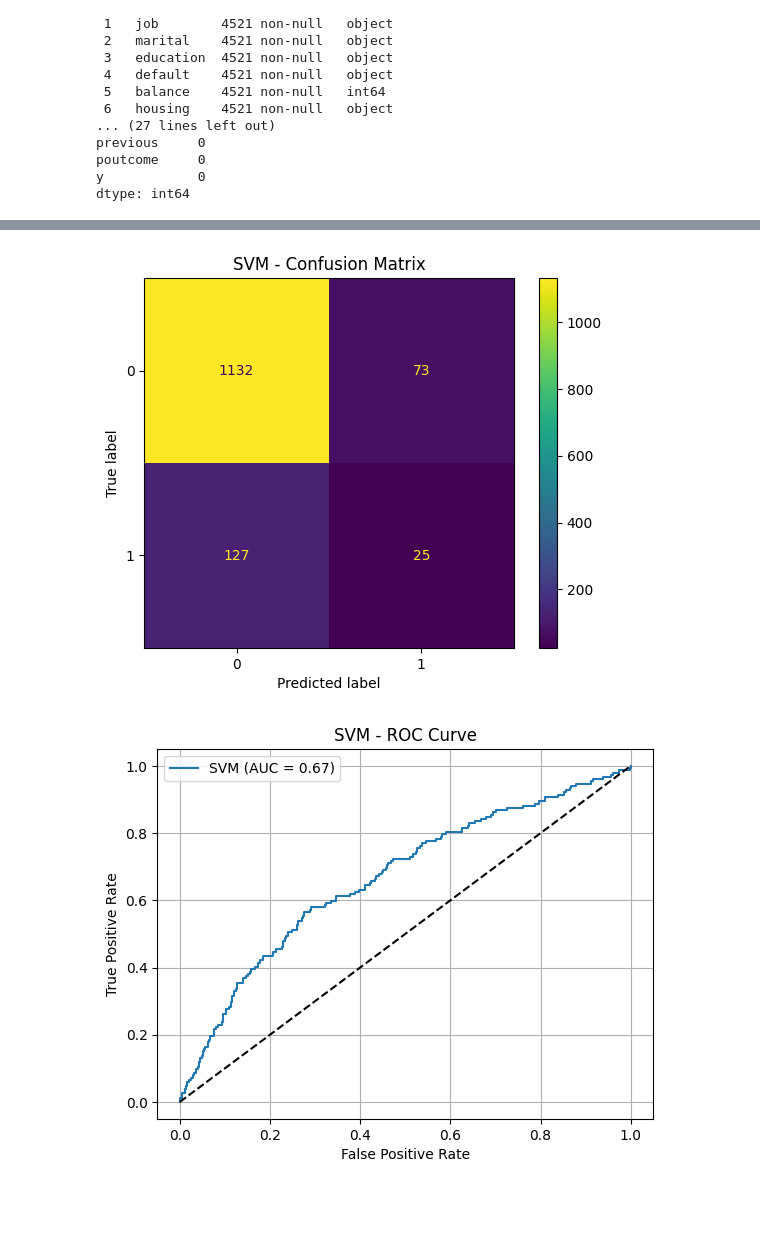
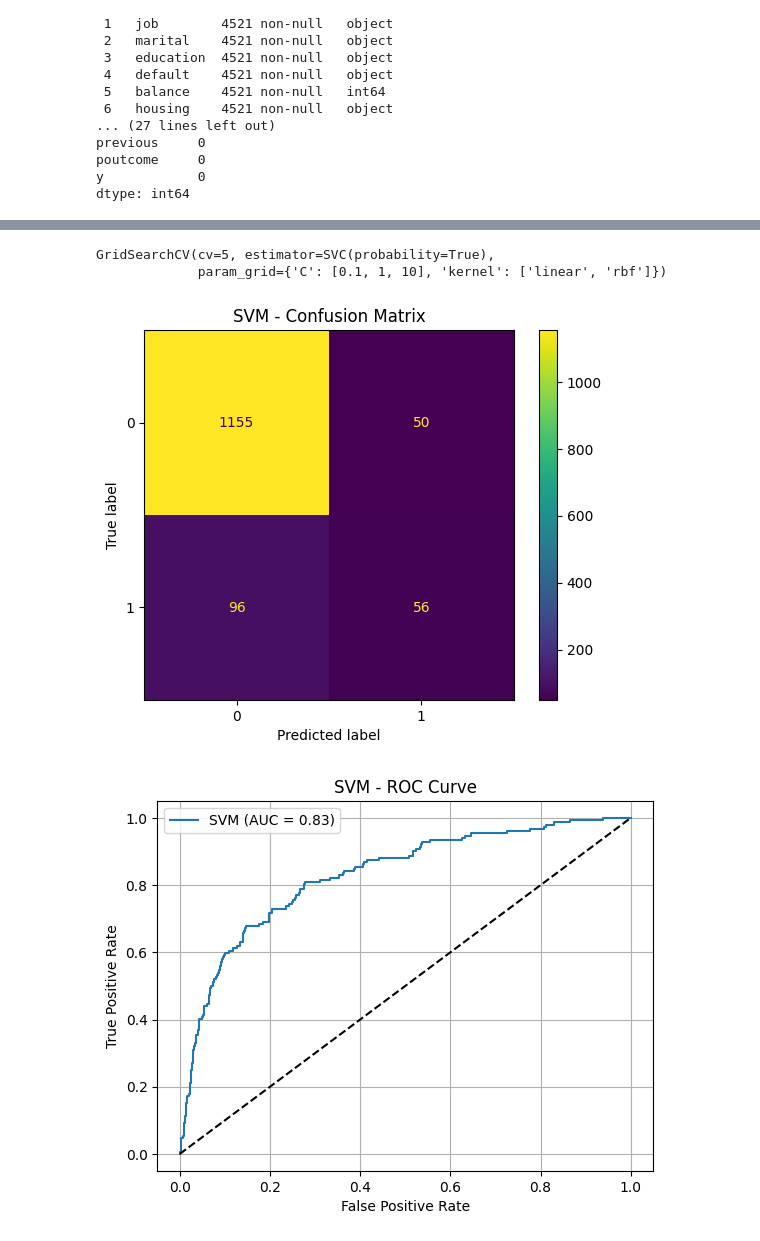
Before and after one commit to cfphpflex/bank_marketing_comparison, a Jupyter notebook: bank_marketing_model_comparison.ipynb, the cells around one changed output, grey strips where cells are left out. Drawn from its saved outputs; the diff is of its cells as text; code cells hidden in the pictures; blank space fills up the shorter version.

```diff
--- a/bank_marketing_model_comparison.ipynb
+++ b/bank_marketing_model_comparison.ipynb
@@ -135,6 +101 @@ df_encoded['y'] = df['y']
-# %%
-
-# Define features and target
-X = df_encoded.drop('y', axis=1)
-y = df_encoded['y']
 # %%
@@ -237,27 +136,74 @@ SVM test score: 0.8865143699336773
-# %%
-
-#SVM Confusion Matrics
-from sklearn.metrics import ConfusionMatrixDisplay
-ConfusionMatrixDisplay.from_estimator(svm_grid, X_test_scaled, y_test)
-plt.title("SVM - Confusion Matrix")
-plt.show()
-# %% [output]
-[figure, removed]
+# %%
+
+
+## Grid Search for Best Hyperparameters
+# KNN
+grid_knn = GridSearchCV(KNeighborsClassifier(), {'n_neighbors': [3, 5, 7]}, cv=5)
+grid_knn.fit(X_train_scaled, y_train)
+
+# Logistic Regression
+grid_lr = GridSearchCV(LogisticRegression(max_iter=1000), {
+    'C': [0.01, 0.1, 1, 10],
+    'penalty': ['l2'],
+    'solver': ['lbfgs', 'liblinear']
+}, cv=5)
+grid_lr.fit(X_train_scaled, y_train)
+
+# Decision Tree
+grid_dt = GridSearchCV(DecisionTreeClassifier(random_state=42), {
+    'max_depth': [2, 4, 6, 8],
+    'min_samples_split': [2, 5]
+}, cv=5)
+grid_dt.fit(X_train_scaled, y_train)
+
+# SVM
+grid_svm = GridSearchCV(SVC(probability=True), {
+    'C': [0.1, 1, 10],
+    'kernel': ['linear', 'rbf']
+}, cv=5)
+grid_svm.fit(X_train_scaled, y_train)
+# %% [output]
+GridSearchCV(cv=5, estimator=SVC(probability=True),
+             param_grid={'C': [0.1, 1, 10], 'kernel': ['linear', 'rbf']})
 # %%
-from sklearn.metrics import roc_curve, auc
 
-y_probs = svm_grid.predict_proba(X_test_scaled)[:, 1]
+
+
+## SVM Evaluation Plots
+ConfusionMatrixDisplay.from_estimator(grid_svm, X_test_scaled, y_test)
+plt.title("SVM - Confusion Matrix")
+plt.show()
+
+y_probs = grid_svm.predict_proba(X_test_scaled)[:, 1]
 fpr, tpr, _ = roc_curve(y_test, y_probs)
 roc_auc = auc(fpr, tpr)
 
-plt.figure()
 plt.plot(fpr, tpr, label=f"SVM (AUC = {roc_auc:.2f})")
 plt.plot([0, 1], [0, 1], 'k--')
+plt.title("SVM - ROC Curve")
 plt.xlabel("False Positive Rate")
 plt.ylabel("True Positive Rate")
-plt.title("SVM - ROC Curve")
 plt.legend()
 plt.grid(True)
 plt.show()
+
+precision, recall, _ = precision_recall_curve(y_test, y_probs)
+plt.plot(recall, precision, label=f"SVM (AP = {average_precision_score(y_test, y_probs):.2f})")
+plt.title("SVM - Precision-Recall Curve")
+plt.xlabel("Recall")
+plt.ylabel("Precision")
+plt.legend()
+plt.grid(True)
+plt.show()
+
+## Model Summary
+for name, metrics in results.items():
+    print(f"\nModel: {name}")
+    print(f"Cross-Validation Score: {metrics['CV Score']:.4f}")
+    print("Classification Report:")
+    print(pd.DataFrame(metrics['Report']).transpose())
+    print("Confusion Matrix:")
+    print(metrics['Confusion Matrix'])
 # %% [output]
-[figure, old version]
+[figure, new version]
+[figure, added]
```
Also changed, not shown: parts of 22 cells of this notebook, 1 other file.
